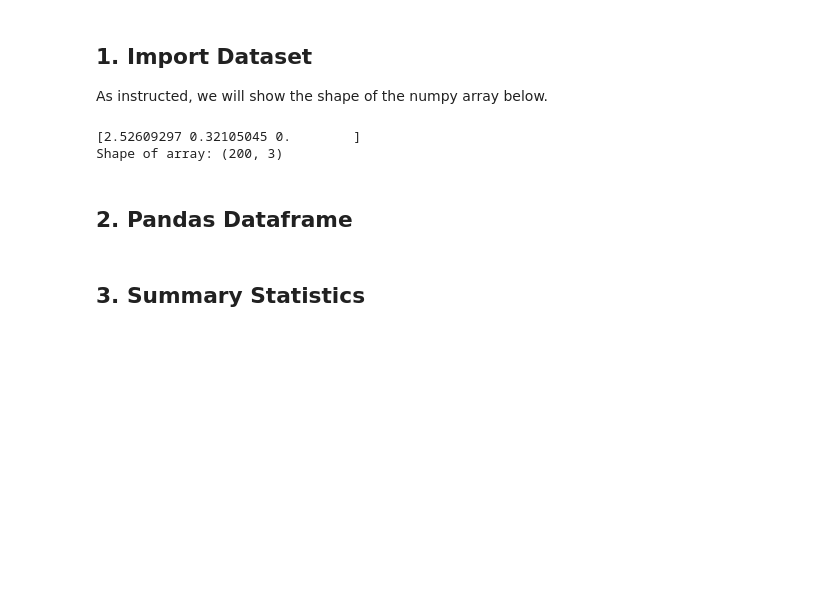
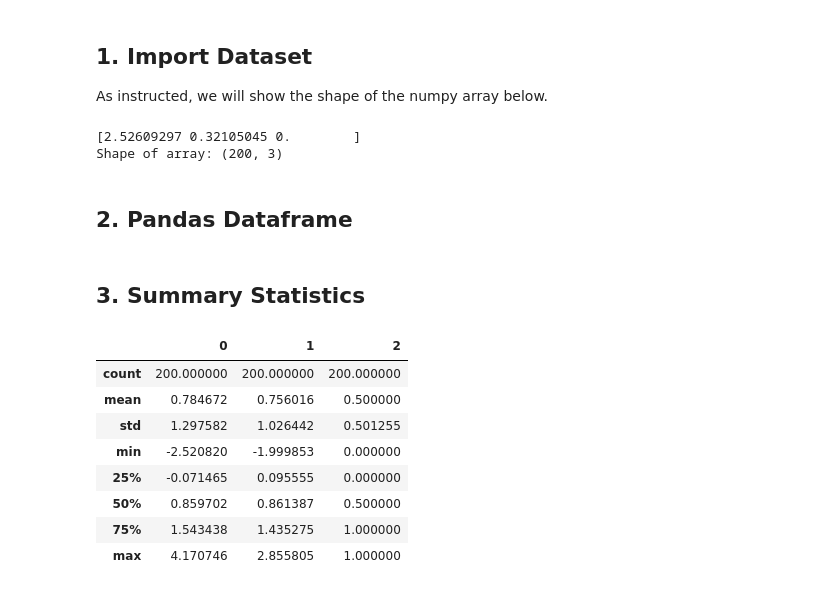
Before and after one commit to zzwhoops-home/CSCI-335, a Jupyter notebook: assignments/ca03-least-squares.ipynb, the cells around one changed output. Drawn from its saved outputs; the diff is of its cells as text; code cells hidden in the pictures; blank space fills up the shorter version.

```diff
--- a/assignments/ca03-least-squares.ipynb
+++ b/assignments/ca03-least-squares.ipynb
@@ -53,2 +53,14 @@ df = pd.DataFrame(data);
 # %% [markdown]
 ## 3. Summary Statistics
+# %%
+df.describe()
+# %% [output]
+|  | 0 | 1 | 2 |
+| count | 200.000000 | 200.000000 | 200.000000 |
+| mean | 0.784672 | 0.756016 | 0.500000 |
+| std | 1.297582 | 1.026442 | 0.501255 |
+| min | -2.520820 | -1.999853 | 0.000000 |
+| 25% | -0.071465 | 0.095555 | 0.000000 |
+| 50% | 0.859702 | 0.861387 | 0.500000 |
+| 75% | 1.543438 | 1.435275 | 1.000000 |
+| max | 4.170746 | 2.855805 | 1.000000 |
```
Also changed, not shown: parts of 4 cells of this notebook.
